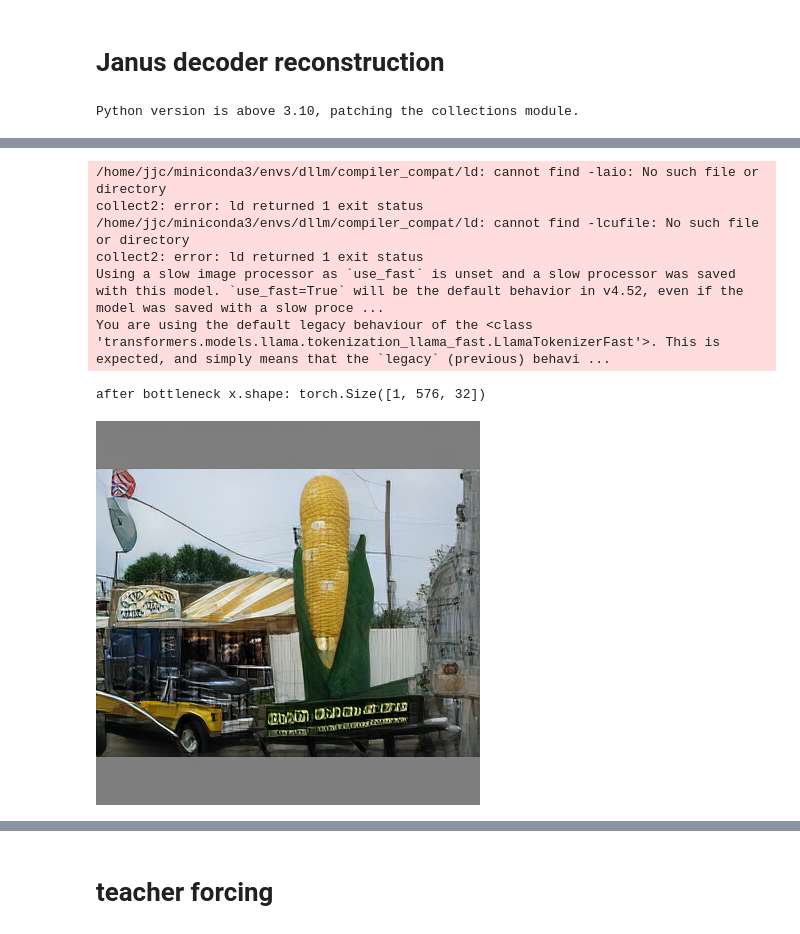
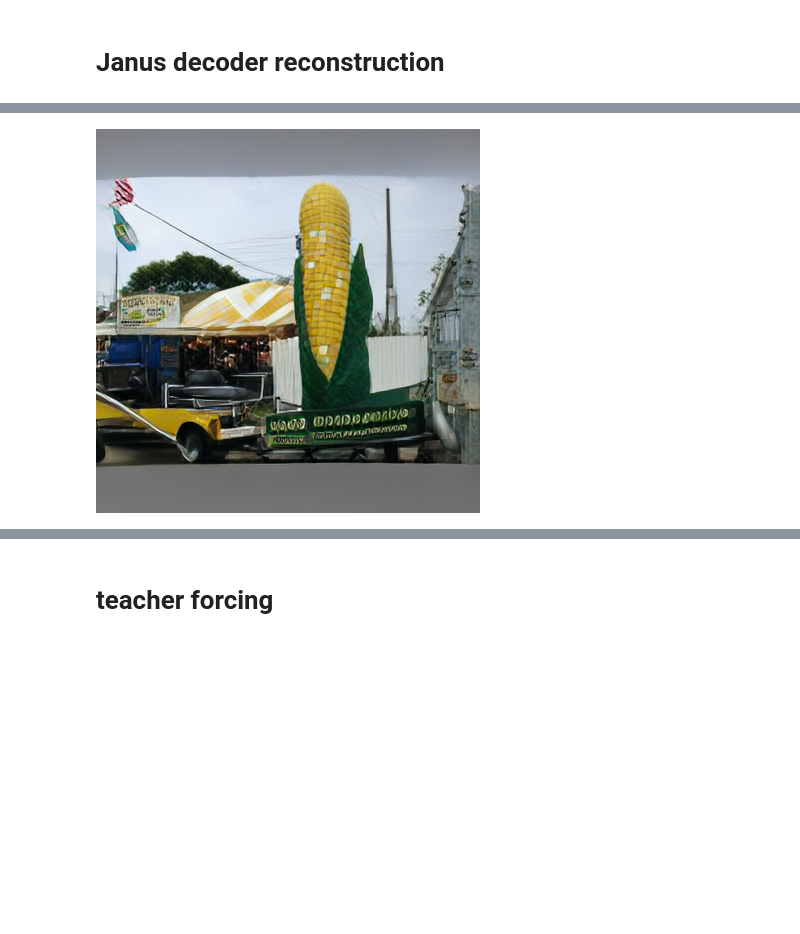
Before and after one commit to jiachunjin/one_janus, a Jupyter notebook: janus_gen.ipynb, the cells around one changed output, grey strips where cells are left out. Saved outputs shown, nothing was run; the diff lists cells and outputs as text; code cells hidden in the pictures; blank space fills up the shorter version.

```diff
--- a/janus_gen.ipynb
+++ b/janus_gen.ipynb
@@ -18,10 +18,10 @@ model_path = "/data1/ckpts/deepseek-ai_/Janus-Pro-1B"
 janus = MultiModalityCausalLM.from_pretrained(model_path, trust_remote_code=True)
 vl_chat_processor: VLChatProcessor = VLChatProcessor.from_pretrained(model_path)
 
-exp_path = "/data1/jjc/experiment/bi_tok/0526_janus_decoder_32"
+exp_path = "/data1/jjc/experiment/bi_tok/0527_janus_decoder_1024_blip3odata"
 config = OmegaConf.load(os.path.join(exp_path, "config.yaml"))
 decoder = get_decoder(config.decoder)
-ckpt = torch.load(os.path.join(exp_path, "Decoder-bi_tok-2k"), map_location="cpu")
+ckpt = torch.load(os.path.join(exp_path, "Decoder-bi_tok-5k"), map_location="cpu")
 decoder.load_state_dict(ckpt, strict=True)
 
 decoder.eval()
@@ -38,4 +38,3 @@ rec = inversed_transform(rec.squeeze(0))
 
 rec
 # %% [output]
-Python version is above 3.10, patching the collections module.
@@ -43,11 +41,4 @@ Python version is above 3.10, patching the collections module.
-/home/jjc/miniconda3/envs/dllm/compiler_compat/ld: cannot find -laio: No such file or directory
-collect2: error: ld returned 1 exit status
-/home/jjc/miniconda3/envs/dllm/compiler_compat/ld: cannot find -lcufile: No such file or directory
-collect2: error: ld returned 1 exit status
-Using a slow image processor as `use_fast` is unset and a slow processor was saved with this model. `use_fast=True` will be the default behavior in v4.52, even if the model was saved with a slow proce ...
-You are using the default legacy behaviour of the <class 'transformers.models.llama.tokenization_llama_fast.LlamaTokenizerFast'>. This is expected, and simply means that the `legacy` (previous) behavi ...
-after bottleneck x.shape: torch.Size([1, 576, 32])
-[figure, old version]
+[figure, new version]
 # %%
 import torch
 from omegaconf import OmegaConf
```
Also changed, not shown: parts of 15 cells of this notebook, 14 other files.
